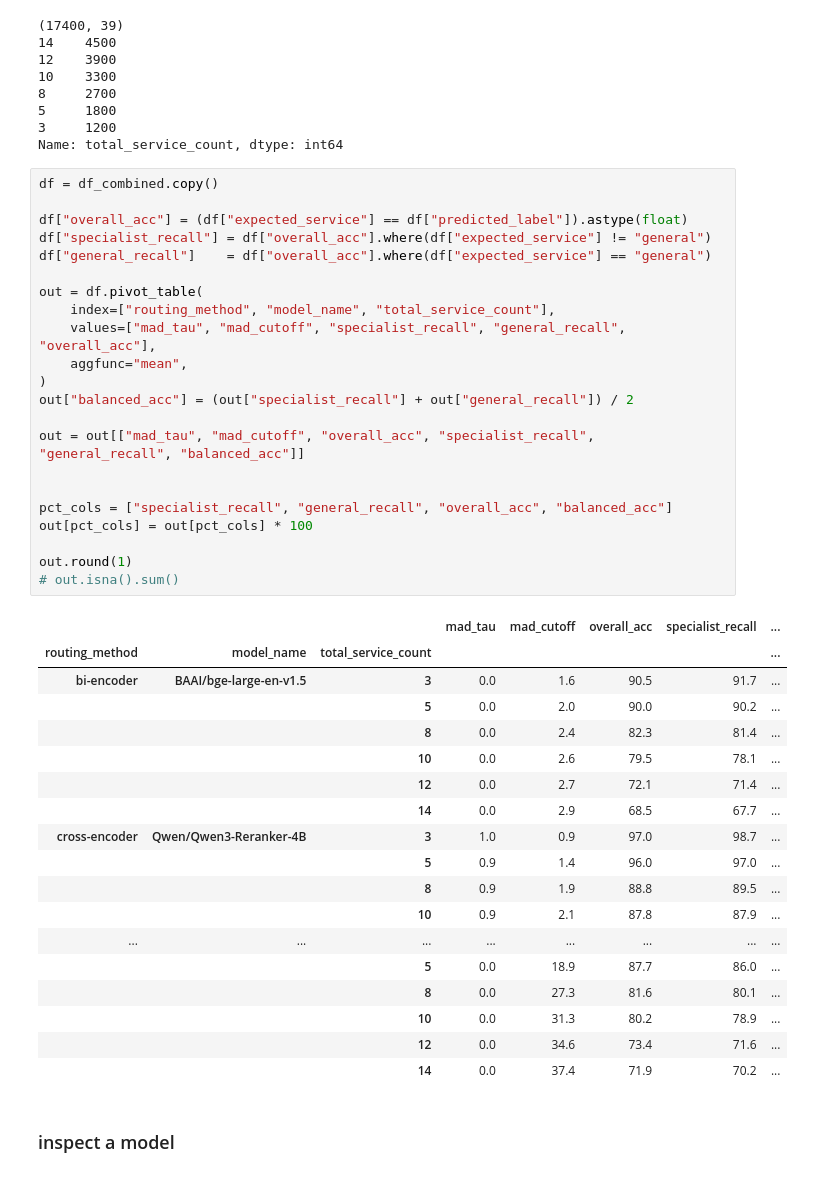
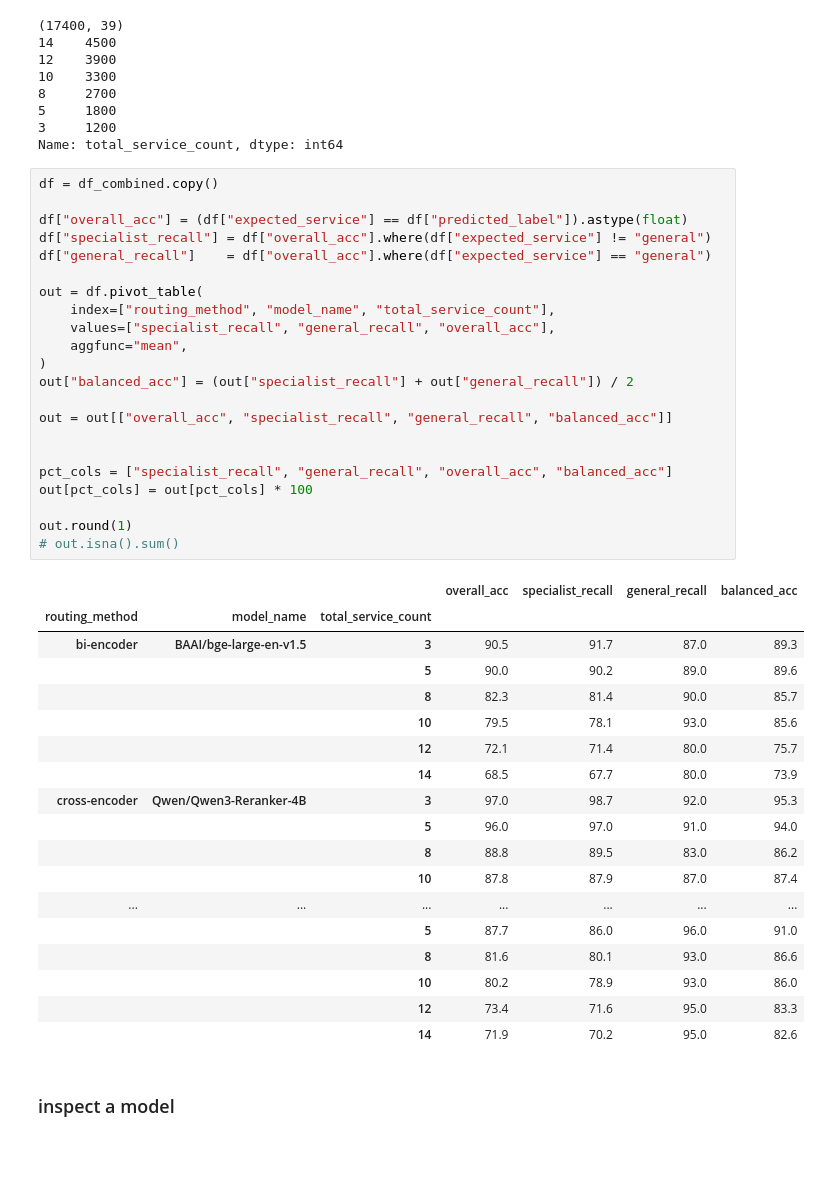
Before and after one commit to TheOpenSI/ADAPT, a Jupyter notebook: results_mad_main/MAD_Analyser.ipynb, the cells around one changed output. Drawn from its saved outputs; the diff is of its cells as text.

```diff
--- a/results_mad_main/MAD_Analyser.ipynb
+++ b/results_mad_main/MAD_Analyser.ipynb
@@ -109,44 +107,44 @@ Name: total_service_count, dtype: int64
 # %%
 df = df_combined.copy()
 
 df["overall_acc"] = (df["expected_service"] == df["predicted_label"]).astype(float)
 df["specialist_recall"] = df["overall_acc"].where(df["expected_service"] != "general")
 df["general_recall"]    = df["overall_acc"].where(df["expected_service"] == "general")
 
 out = df.pivot_table(
     index=["routing_method", "model_name", "total_service_count"],
-    values=["mad_tau", "mad_cutoff", "specialist_recall", "general_recall", "overall_acc"],
+    values=["specialist_recall", "general_recall", "overall_acc"],
     aggfunc="mean",
 )
 out["balanced_acc"] = (out["specialist_recall"] + out["general_recall"]) / 2
 
-out = out[["mad_tau", "mad_cutoff", "overall_acc", "specialist_recall", "general_recall", "balanced_acc"]]
+out = out[["overall_acc", "specialist_recall", "general_recall", "balanced_acc"]]
 
 
 pct_cols = ["specialist_recall", "general_recall", "overall_acc", "balanced_acc"]
 out[pct_cols] = out[pct_cols] * 100
 
 out.round(1)
 # out.isna().sum()
 # %% [output]
-|  |  |  | mad_tau | mad_cutoff | overall_acc | specialist_recall | ... |
-| routing_method | model_name | total_service_count |  |  |  |  | ... |
-| bi-encoder | BAAI/bge-large-en-v1.5 | 3 | 0.0 | 1.6 | 90.5 | 91.7 | ... |
-|  |  | 5 | 0.0 | 2.0 | 90.0 | 90.2 | ... |
-|  |  | 8 | 0.0 | 2.4 | 82.3 | 81.4 | ... |
-|  |  | 10 | 0.0 | 2.6 | 79.5 | 78.1 | ... |
-|  |  | 12 | 0.0 | 2.7 | 72.1 | 71.4 | ... |
-|  |  | 14 | 0.0 | 2.9 | 68.5 | 67.7 | ... |
-| cross-encoder | Qwen/Qwen3-Reranker-4B | 3 | 1.0 | 0.9 | 97.0 | 98.7 | ... |
-|  |  | 5 | 0.9 | 1.4 | 96.0 | 97.0 | ... |
-|  |  | 8 | 0.9 | 1.9 | 88.8 | 89.5 | ... |
-|  |  | 10 | 0.9 | 2.1 | 87.8 | 87.9 | ... |
-| ... | ... | ... | ... | ... | ... | ... | ... |
-|  |  | 5 | 0.0 | 18.9 | 87.7 | 86.0 | ... |
-|  |  | 8 | 0.0 | 27.3 | 81.6 | 80.1 | ... |
-|  |  | 10 | 0.0 | 31.3 | 80.2 | 78.9 | ... |
-|  |  | 12 | 0.0 | 34.6 | 73.4 | 71.6 | ... |
-|  |  | 14 | 0.0 | 37.4 | 71.9 | 70.2 | ... |
+|  |  |  | overall_acc | specialist_recall | general_recall | balanced_acc |
+| routing_method | model_name | total_service_count |  |  |  |  |
+| bi-encoder | BAAI/bge-large-en-v1.5 | 3 | 90.5 | 91.7 | 87.0 | 89.3 |
+|  |  | 5 | 90.0 | 90.2 | 89.0 | 89.6 |
+|  |  | 8 | 82.3 | 81.4 | 90.0 | 85.7 |
+|  |  | 10 | 79.5 | 78.1 | 93.0 | 85.6 |
+|  |  | 12 | 72.1 | 71.4 | 80.0 | 75.7 |
+|  |  | 14 | 68.5 | 67.7 | 80.0 | 73.9 |
+| cross-encoder | Qwen/Qwen3-Reranker-4B | 3 | 97.0 | 98.7 | 92.0 | 95.3 |
+|  |  | 5 | 96.0 | 97.0 | 91.0 | 94.0 |
+|  |  | 8 | 88.8 | 89.5 | 83.0 | 86.2 |
+|  |  | 10 | 87.8 | 87.9 | 87.0 | 87.4 |
+| ... | ... | ... | ... | ... | ... | ... |
+|  |  | 5 | 87.7 | 86.0 | 96.0 | 91.0 |
+|  |  | 8 | 81.6 | 80.1 | 93.0 | 86.6 |
+|  |  | 10 | 80.2 | 78.9 | 93.0 | 86.0 |
+|  |  | 12 | 73.4 | 71.6 | 95.0 | 83.3 |
+|  |  | 14 | 71.9 | 70.2 | 95.0 | 82.6 |
 # %% [markdown]
 ### inspect a model
 # %%
```
Also changed, not shown: parts of 1 cell of this notebook, 5 other files.
